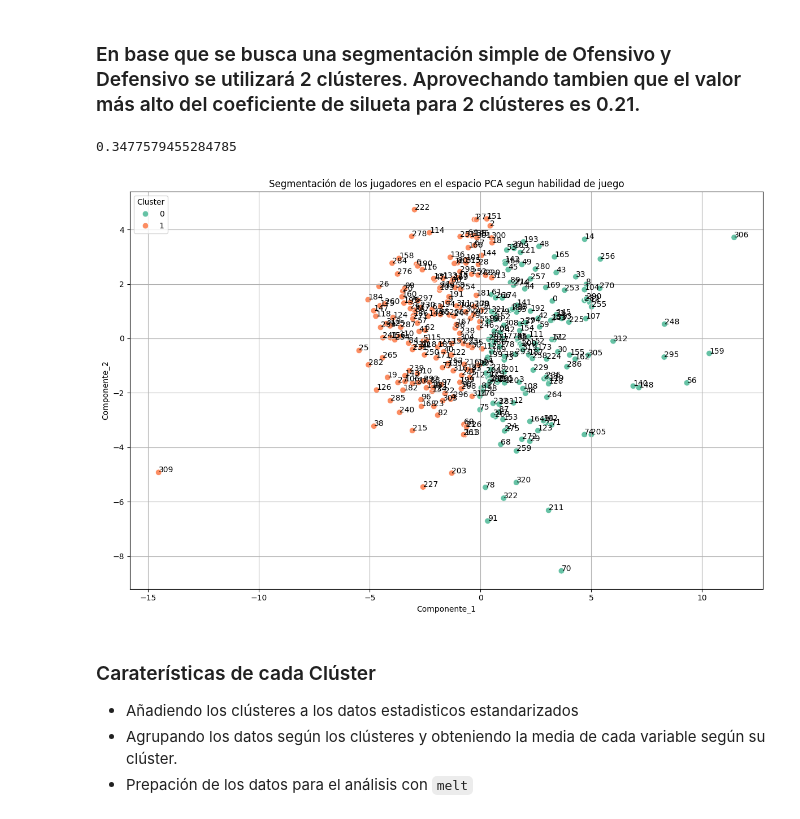
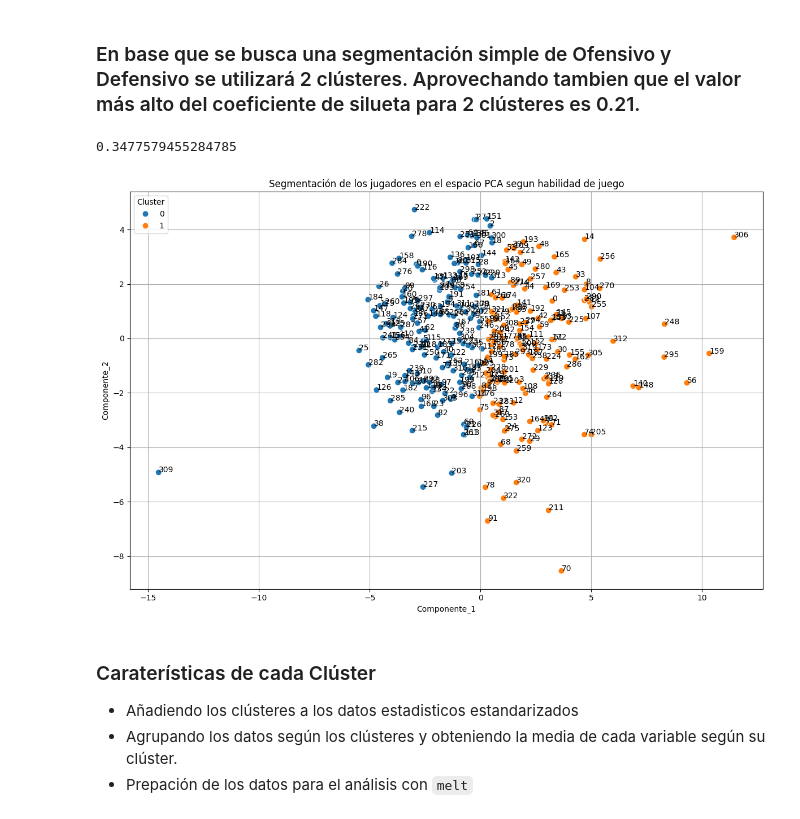
Before and after one commit to Leonard0711/projects_ml, a Jupyter notebook: proyectos_ml/projects_py/player_data.ipynb, the cells around one changed output. Drawn from its saved outputs; the diff is of its cells as text; code cells hidden in the pictures.

```diff
--- a/proyectos_ml/projects_py/player_data.ipynb
+++ b/proyectos_ml/projects_py/player_data.ipynb
@@ -417,29 +417,29 @@ plt.show()
 # %%
 from sklearn.cluster import KMeans
 from sklearn.metrics import silhouette_score
 
 # Seleccionando el resultado de los 2 primeros componentes
 kmeans = KMeans(n_clusters=2)
 y_kmeans = kmeans.fit_predict(pca_result_df)
 pca_result_df["Cluster"] = y_kmeans
 pca_result_df["Jugador"] = df_players_filtered["Player"].reset_index(drop=True)
 
 print(silhouette_score(pca_result_df[["Componente_1", "Componente_2"]], pca_result_df["Cluster"]))
 plt.figure(figsize=(12, 8))
-sns.scatterplot(data=pca_result_df, x='Componente_1', y='Componente_2', hue="Cluster", palette='Set2', s=60)
+sns.scatterplot(data=pca_result_df, x='Componente_1', y='Componente_2', hue="Cluster", s=60)
 for label, x, y in zip(pca_result_df.index,
                        pca_result_df["Componente_1"],
                        pca_result_df['Componente_2']):
     plt.text(x, y, label)
 plt.title('Segmentación de los jugadores en el espacio PCA segun habilidad de juego')
 plt.xlabel('Componente_1')
 plt.ylabel('Componente_2')
 plt.grid(True)
 plt.tight_layout()
 plt.show()
 # %% [output]
 0.3477579455284785
-[figure, old version]
+[figure, new version]
 # %% [markdown]
 ### Caraterísticas de cada Clúster
 
```
Also changed, not shown: parts of 4 cells of this notebook, 1 other file.
